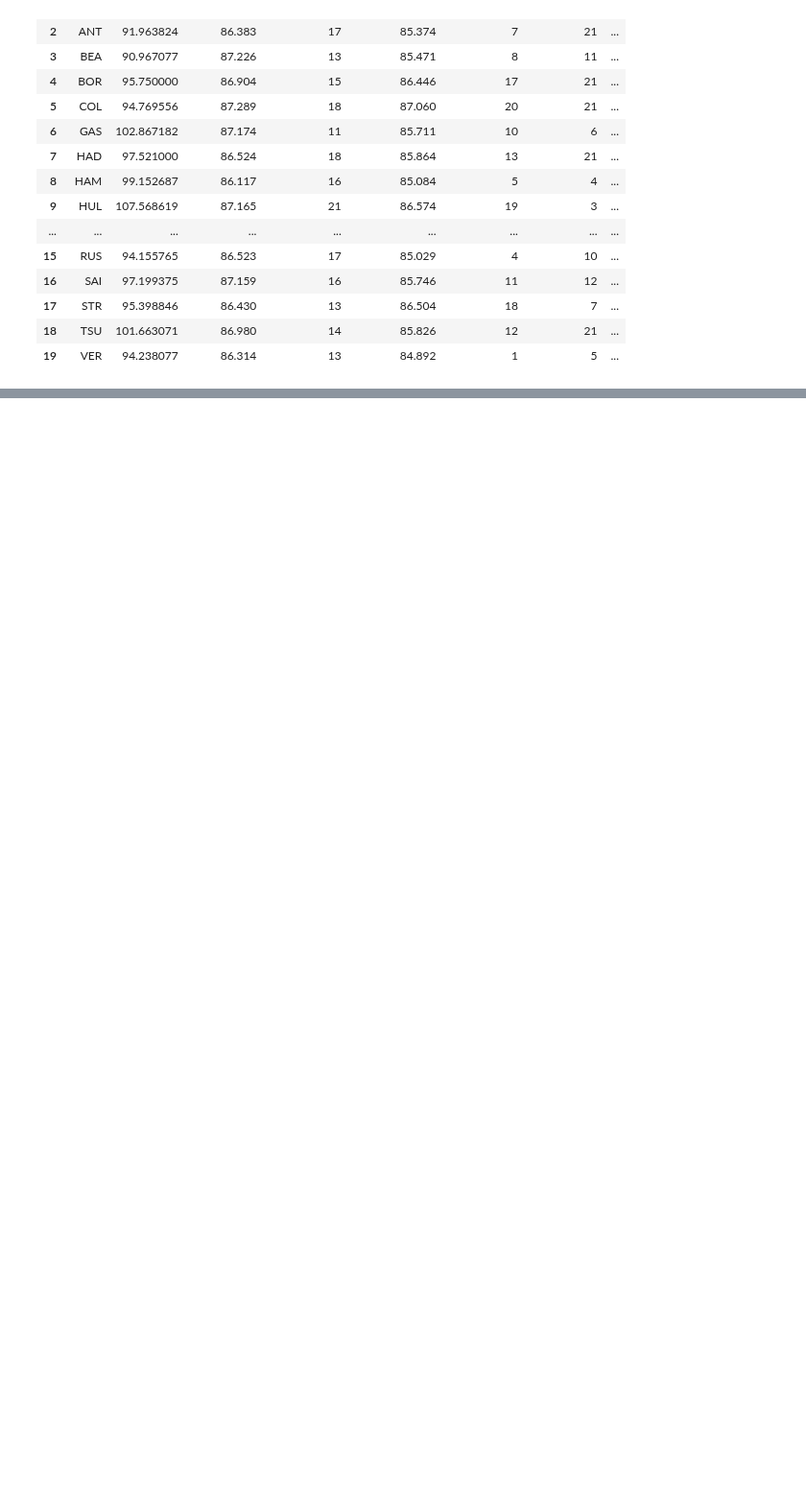
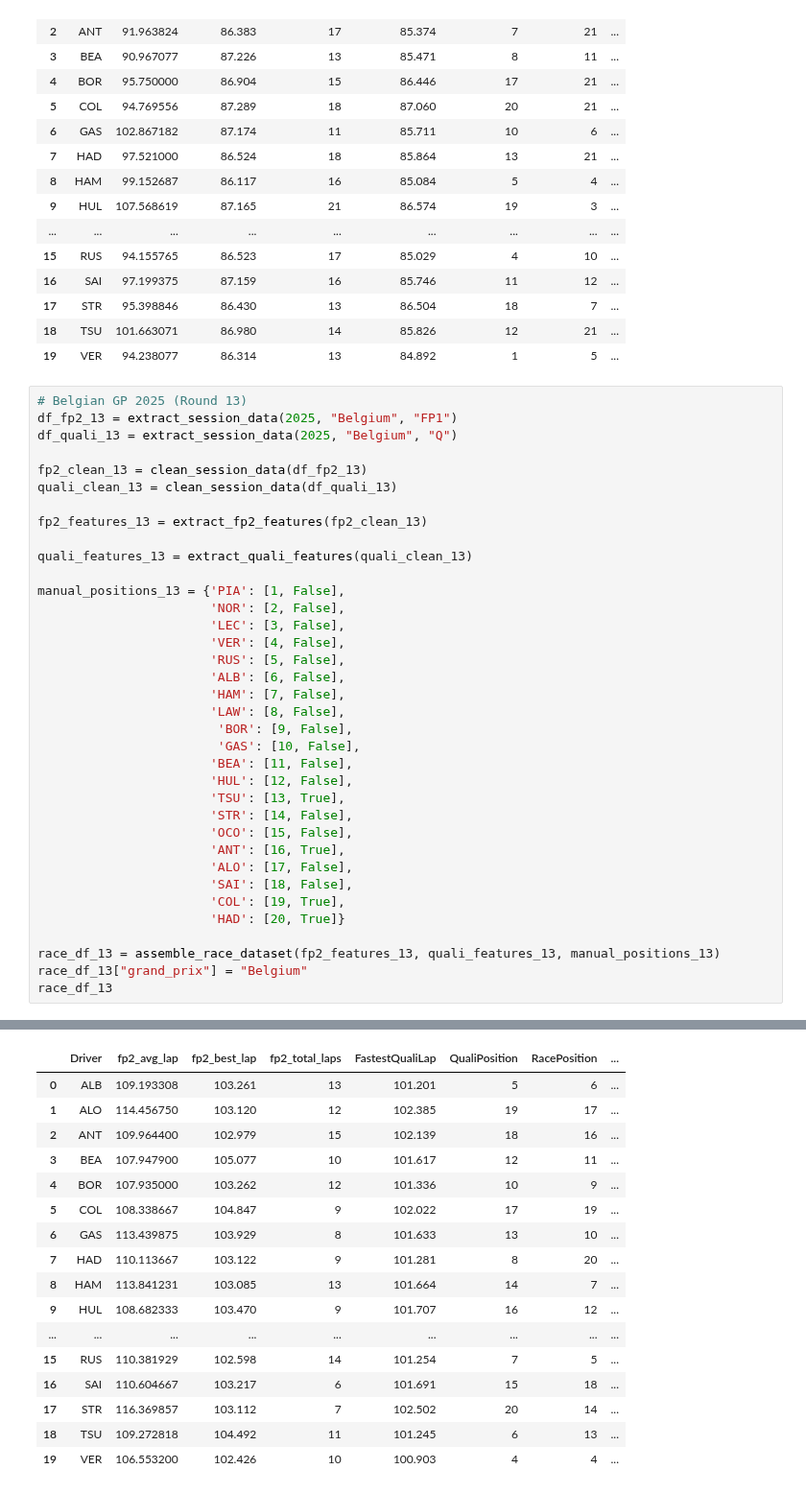
Before and after one commit to ipolishc22/f1-podium-predictor, a Jupyter notebook: notebooks/data_collection.ipynb, the cells around one changed output, grey strips where cells are left out. Shown at 96% size. Drawn from its saved outputs; the diff is of its cells as text; blank space fills up the shorter version.

```diff
--- a/notebooks/data_collection.ipynb
+++ b/notebooks/data_collection.ipynb
@@ -870,3 +870,40 @@ core           INFO     Finished loading data for 20 drivers: ['1', '81', '4', '
 | 17 | STR | 95.398846 | 86.430 | 13 | 86.504 | 18 | 7 | ... |
 | 18 | TSU | 101.663071 | 86.980 | 14 | 85.826 | 12 | 21 | ... |
 | 19 | VER | 94.238077 | 86.314 | 13 | 84.892 | 1 | 5 | ... |
+# %%
+# Belgian GP 2025 (Round 13)
+df_fp2_13 = extract_session_data(2025, "Belgium", "FP1")
+df_quali_13 = extract_session_data(2025, "Belgium", "Q")
+
+fp2_clean_13 = clean_session_data(df_fp2_13)
+quali_clean_13 = clean_session_data(df_quali_13)
+
+fp2_features_13 = extract_fp2_features(fp2_clean_13)
+
+quali_features_13 = extract_quali_features(quali_clean_13)
+
+manual_positions_13 = {'PIA': [1, False],
+                       'NOR': [2, False],
+                       'LEC': [3, False],
+                       'VER': [4, False],
+                       'RUS': [5, False],
+                       'ALB': [6, False],
+                       'HAM': [7, False],
+                       'LAW': [8, False],
+                        'BOR': [9, False],
+                        'GAS': [10, False],
+                       'BEA': [11, False],
+                       'HUL': [12, False],
+                       'TSU': [13, True],
+                       'STR': [14, False],
+                       'OCO': [15, False],
+                       'ANT': [16, True],
+                       'ALO': [17, False],
+                       'SAI': [18, False],
+                       'COL': [19, True],
+                       'HAD': [20, True]}
+
+race_df_13 = assemble_race_dataset(fp2_features_13, quali_features_13, manual_positions_13)
+race_df_13["grand_prix"] = "Belgium"
+race_df_13
+# %% [output]
@@ -873,3 +927,20 @@ core           INFO     Finished loading data for 20 drivers: ['1', '81', '4', '
+|  | Driver | fp2_avg_lap | fp2_best_lap | fp2_total_laps | FastestQualiLap | QualiPosition | RacePosition | ... |
+| 0 | ALB | 109.193308 | 103.261 | 13 | 101.201 | 5 | 6 | ... |
+| 1 | ALO | 114.456750 | 103.120 | 12 | 102.385 | 19 | 17 | ... |
+| 2 | ANT | 109.964400 | 102.979 | 15 | 102.139 | 18 | 16 | ... |
+| 3 | BEA | 107.947900 | 105.077 | 10 | 101.617 | 12 | 11 | ... |
+| 4 | BOR | 107.935000 | 103.262 | 12 | 101.336 | 10 | 9 | ... |
+| 5 | COL | 108.338667 | 104.847 | 9 | 102.022 | 17 | 19 | ... |
+| 6 | GAS | 113.439875 | 103.929 | 8 | 101.633 | 13 | 10 | ... |
+| 7 | HAD | 110.113667 | 103.122 | 9 | 101.281 | 8 | 20 | ... |
+| 8 | HAM | 113.841231 | 103.085 | 13 | 101.664 | 14 | 7 | ... |
+| 9 | HUL | 108.682333 | 103.470 | 9 | 101.707 | 16 | 12 | ... |
+| ... | ... | ... | ... | ... | ... | ... | ... | ... |
+| 15 | RUS | 110.381929 | 102.598 | 14 | 101.254 | 7 | 5 | ... |
+| 16 | SAI | 110.604667 | 103.217 | 6 | 101.691 | 15 | 18 | ... |
+| 17 | STR | 116.369857 | 103.112 | 7 | 102.502 | 20 | 14 | ... |
+| 18 | TSU | 109.272818 | 104.492 | 11 | 101.245 | 6 | 13 | ... |
+| 19 | VER | 106.553200 | 102.426 | 10 | 100.903 | 4 | 4 | ... |
 # %%
 # Belgium GP 2025 (Round 13)
 # This cell was made before the race so it excludes the race finish data
```
Also changed, not shown: parts of 13 cells of this notebook.
